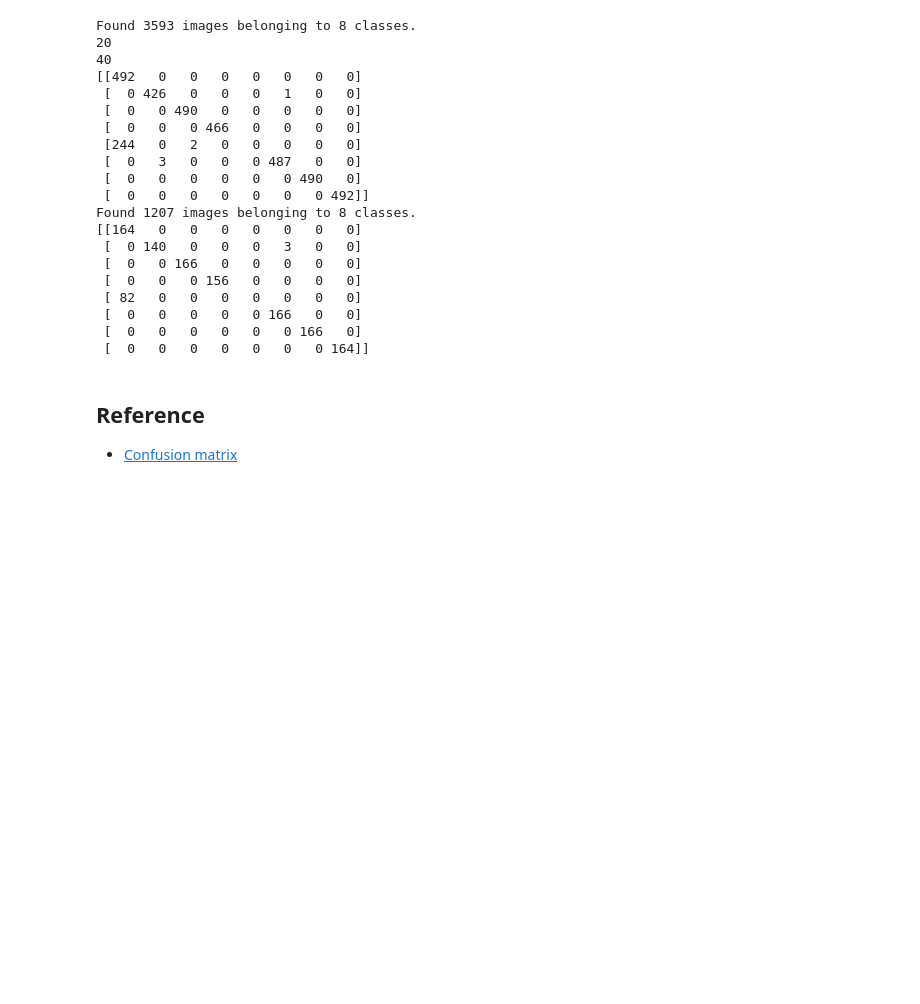
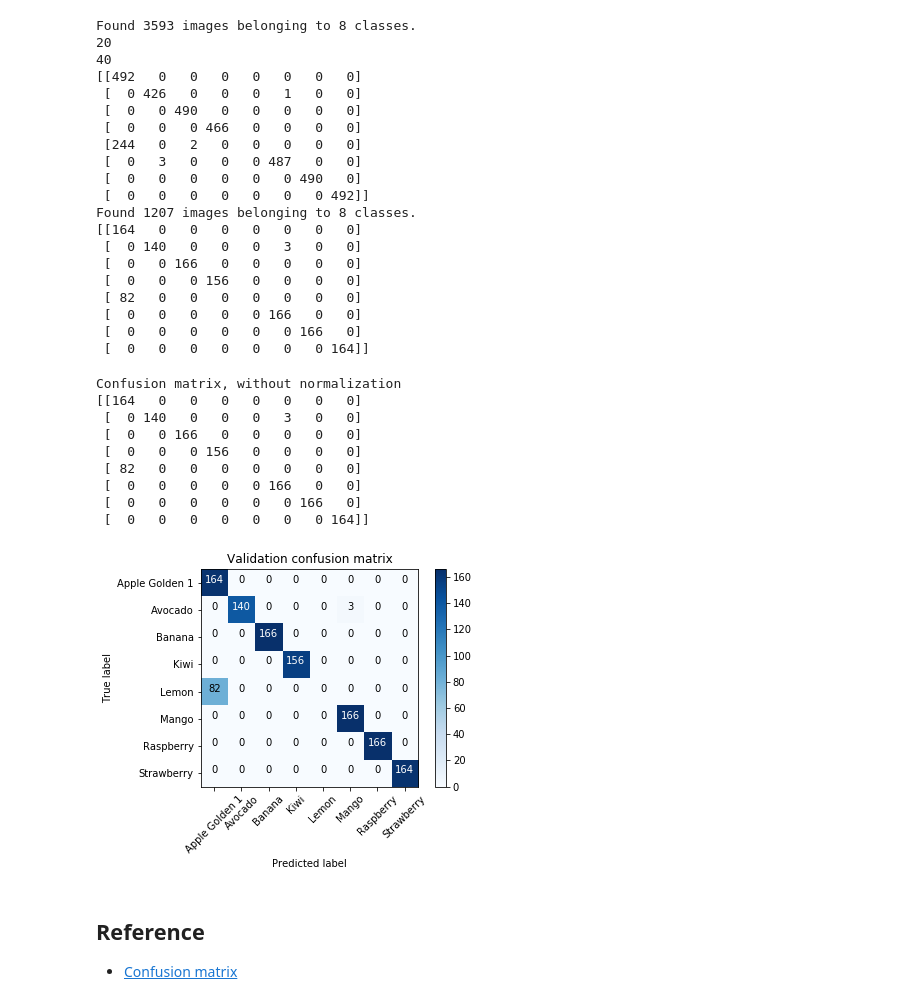
Before and after one commit to yankang18/deep-learning-study, a Jupyter notebook: convolutional-neural-network/VGG/VGG_transfer_learning.ipynb, the cells around one changed output. Drawn from its saved outputs; the diff is of its cells as text; code cells hidden in the pictures; blank space fills up the shorter version.

Commit message:
Update VGG application for show confusion matrix

```diff
--- a/convolutional-neural-network/VGG/VGG_transfer_learning.ipynb
+++ b/convolutional-neural-network/VGG/VGG_transfer_learning.ipynb
@@ -207,6 +208,60 @@ Found 1207 images belonging to 8 classes.
  [  0   0   0   0   0 166   0   0]
  [  0   0   0   0   0   0 166   0]
  [  0   0   0   0   0   0   0 164]]
+# %%
+def plot_confusion_matrix(cm, classes,
+                          normalize=False,
+                          title='Confusion matrix',
+                          cmap=plt.cm.Blues):
+    """
+    This function prints and plots the confusion matrix.
+    Normalization can be applied by setting `normalize=True`.
+    """
+    if normalize:
+        cm = cm.astype('float') / cm.sum(axis=1)[:, np.newaxis]
+        print("Normalized confusion matrix")
+    else:
+        print('Confusion matrix, without normalization')
+
+    print(cm)
+
+    # define and show color bar
+    # If no image defined, an error "No mappable was found to use for colorbar creation.
+    # First define a mappable such as an image (with imshow) or a contour set (with contourf)."
+    # would be thrown.
+    plt.imshow(cm, interpolation='nearest', cmap=cmap)
+    plt.colorbar()
+
+    fmt = '.2f' if normalize else 'd'
+    thresh = cm.max() / 2.
+    for i, j in itertools.product(range(cm.shape[0]), range(cm.shape[1])):
+        # Add text to the axes at location x, y in data coordinates.
+        plt.text(j, i, format(cm[i, j], fmt),
+        horizontalalignment="center",
+        color="white" if cm[i, j] > thresh else "black")
+
+    tick_marks = np.arange(len(classes))
+    plt.xticks(tick_marks, classes, rotation=45)
+    plt.yticks(tick_marks, classes)
+
+#     plt.tight_layout()
+    plt.title(title)
+    plt.ylabel('True label')
+    plt.xlabel('Predicted label')
+    plt.show()
+# %%
+plot_confusion_matrix(valid_cm, labels, title='Validation confusion matrix')
+# %% [output]
+Confusion matrix, without normalization
+[[164   0   0   0   0   0   0   0]
+ [  0 140   0   0   0   3   0   0]
+ [  0   0 166   0   0   0   0   0]
+ [  0   0   0 156   0   0   0   0]
+ [ 82   0   0   0   0   0   0   0]
+ [  0   0   0   0   0 166   0   0]
+ [  0   0   0   0   0   0 166   0]
+ [  0   0   0   0   0   0   0 164]]
+[figure, added]
 # %% [markdown]
 ## Reference
 
```
Also changed, not shown: parts of 1 cell of this notebook.
